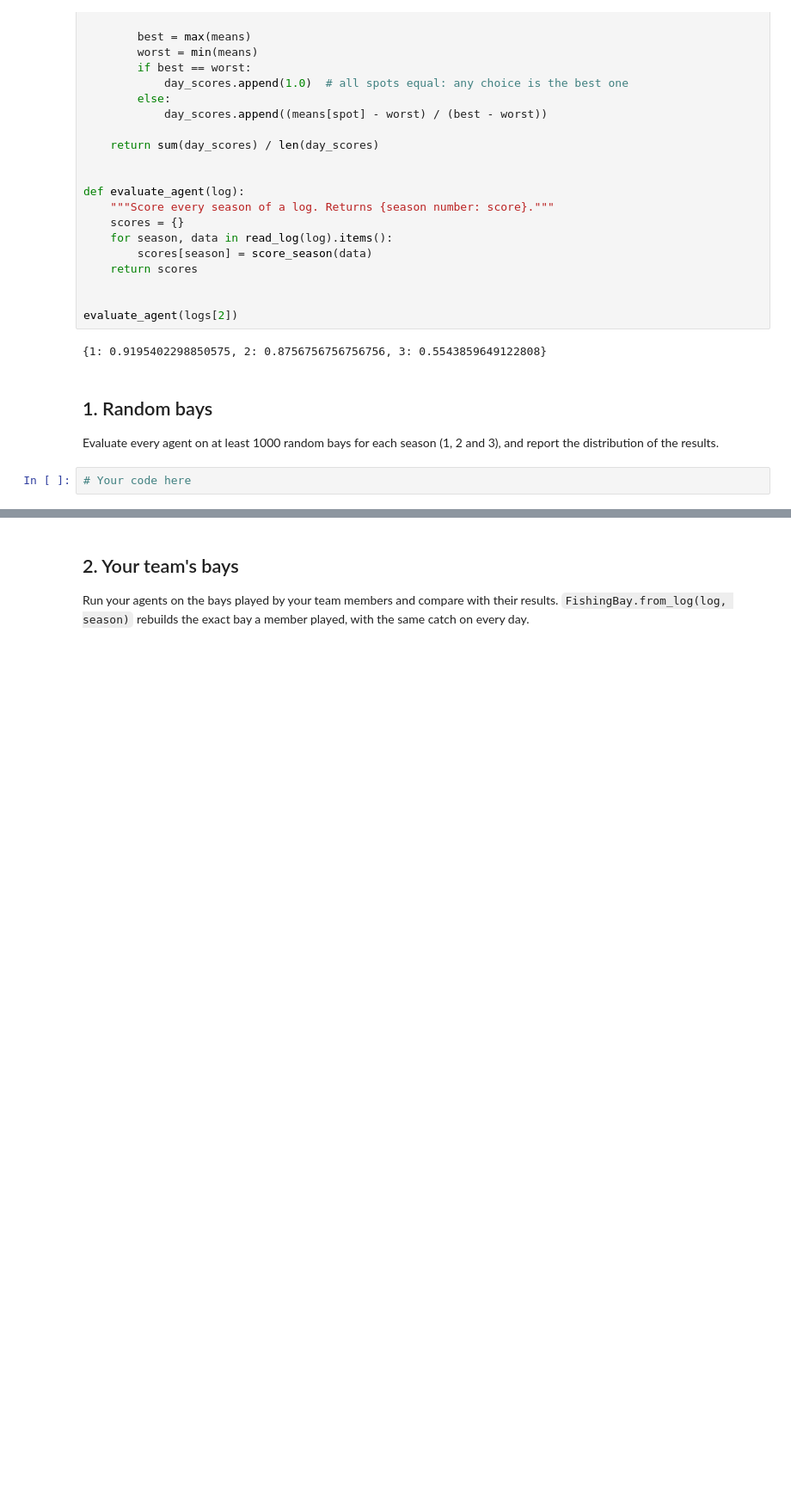
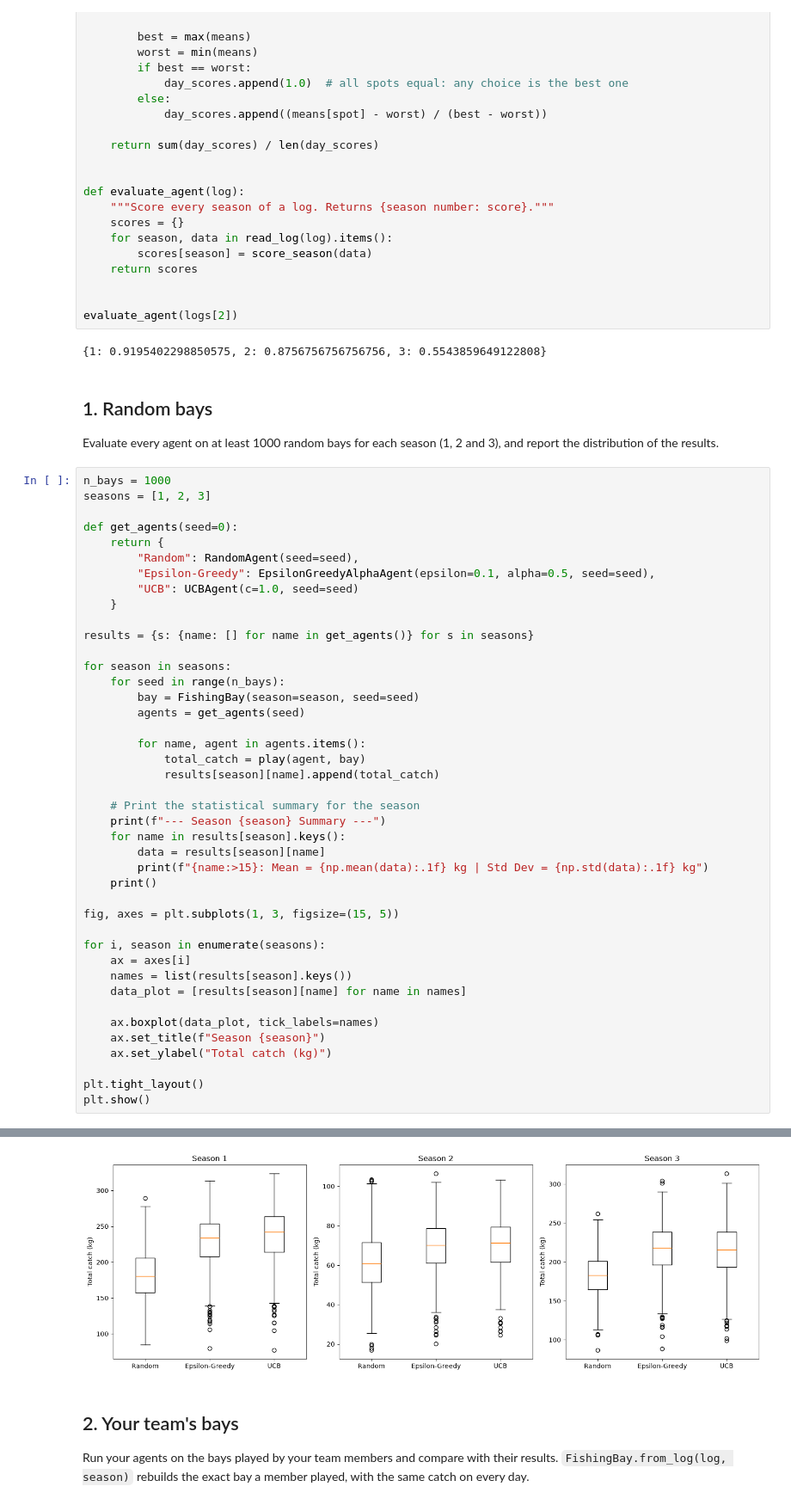
Before and after one commit to Carlos-Lugo-Torres/Reinforcement-Learning-and-Multi-Armed-Bandits, a Jupyter notebook: experiment.ipynb, the cells around one changed output, grey strips where cells are left out. Shown at 86% size. Cells and saved outputs as stored; diff of their text form; blank space fills up the shorter version.

```diff
--- a/experiment.ipynb
+++ b/experiment.ipynb
@@ -129,4 +129,45 @@ evaluate_agent(logs[2])
 
 Evaluate every agent on at least 1000 random bays for each season (1, 2 and 3), and report the distribution of the results.
 # %%
-# Your code here
+n_bays = 1000
+seasons = [1, 2, 3]
+
+def get_agents(seed=0):
+    return {
+        "Random": RandomAgent(seed=seed),
+        "Epsilon-Greedy": EpsilonGreedyAlphaAgent(epsilon=0.1, alpha=0.5, seed=seed),
+        "UCB": UCBAgent(c=1.0, seed=seed)
+    }
+
+results = {s: {name: [] for name in get_agents()} for s in seasons}
+
+for season in seasons:
+    for seed in range(n_bays):
+        bay = FishingBay(season=season, seed=seed)
+        agents = get_agents(seed)
+
+        for name, agent in agents.items():
+            total_catch = play(agent, bay)
+            results[season][name].append(total_catch)
+
+    # Print the statistical summary for the season
+    print(f"--- Season {season} Summary ---")
+    for name in results[season].keys():
+        data = results[season][name]
+        print(f"{name:>15}: Mean = {np.mean(data):.1f} kg | Std Dev = {np.std(data):.1f} kg")
+    print()
+
+fig, axes = plt.subplots(1, 3, figsize=(15, 5))
+
+for i, season in enumerate(seasons):
+    ax = axes[i]
+    names = list(results[season].keys())
+    data_plot = [results[season][name] for name in names]
+
+    ax.boxplot(data_plot, tick_labels=names)
+    ax.set_title(f"Season {season}")
+    ax.set_ylabel("Total catch (kg)")
+
+plt.tight_layout()
+plt.show()
+# %% [output]
@@ -133,3 +188,4 @@ Evaluate every agent on at least 1000 random bays for each season (1, 2 and 3),
+[figure, added]
 # %% [markdown]
 ## 2. Your team's bays
 
```
Also changed, not shown: parts of 2 cells of this notebook.
